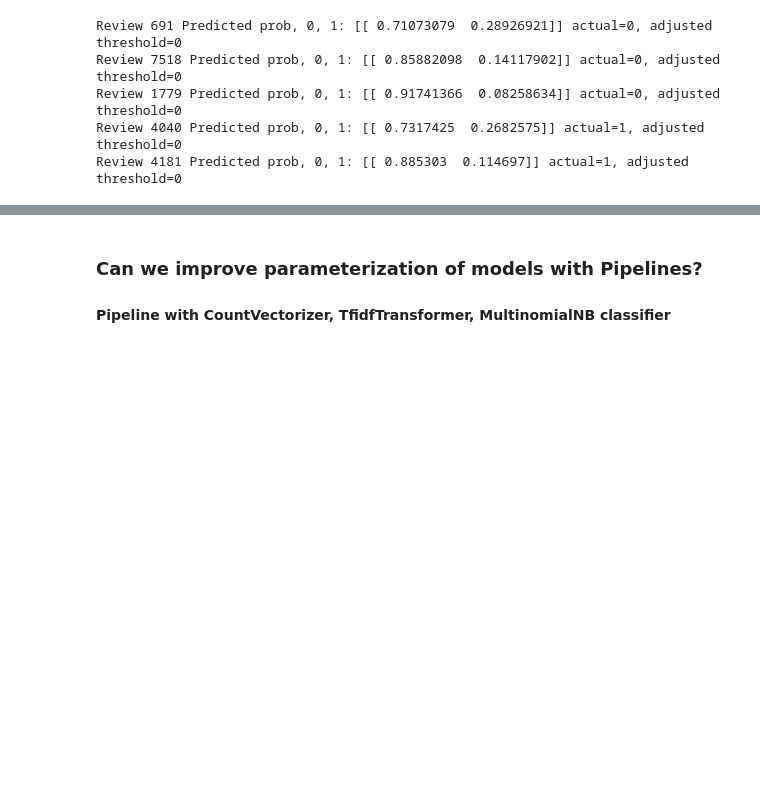
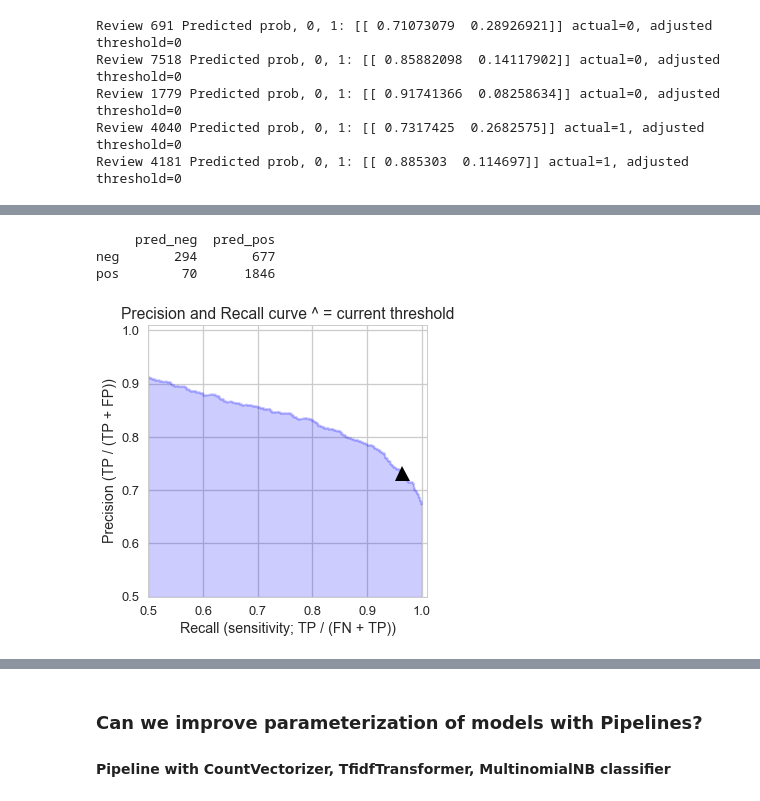
Before and after one commit to PassMoreHeat/springboard, a Jupyter notebook: Capstone_1/Machine_Learning_Amazon_Reviews_Working_Code.ipynb, the cells around one changed output, grey strips where cells are left out. Saved outputs shown, nothing was run; the diff lists cells and outputs as text; code cells hidden in the pictures; blank space fills up the shorter version.

```diff
--- a/Capstone_1/Machine_Learning_Amazon_Reviews_Working_Code.ipynb
+++ b/Capstone_1/Machine_Learning_Amazon_Reviews_Working_Code.ipynb
@@ -1237,0 +1252,8 @@ Review 4181 Predicted prob, 0, 1: [[ 0.885303  0.114697]] actual=1, adjusted thr
+# %%
+# low threshold 0.25
+precision_recall_threshold(precision, recall, thresholds, 0.25)
+# %% [output]
+     pred_neg  pred_pos
+neg       294       677
+pos        70      1846
+[figure, added]
```
Also changed, not shown: parts of 31 cells of this notebook.
